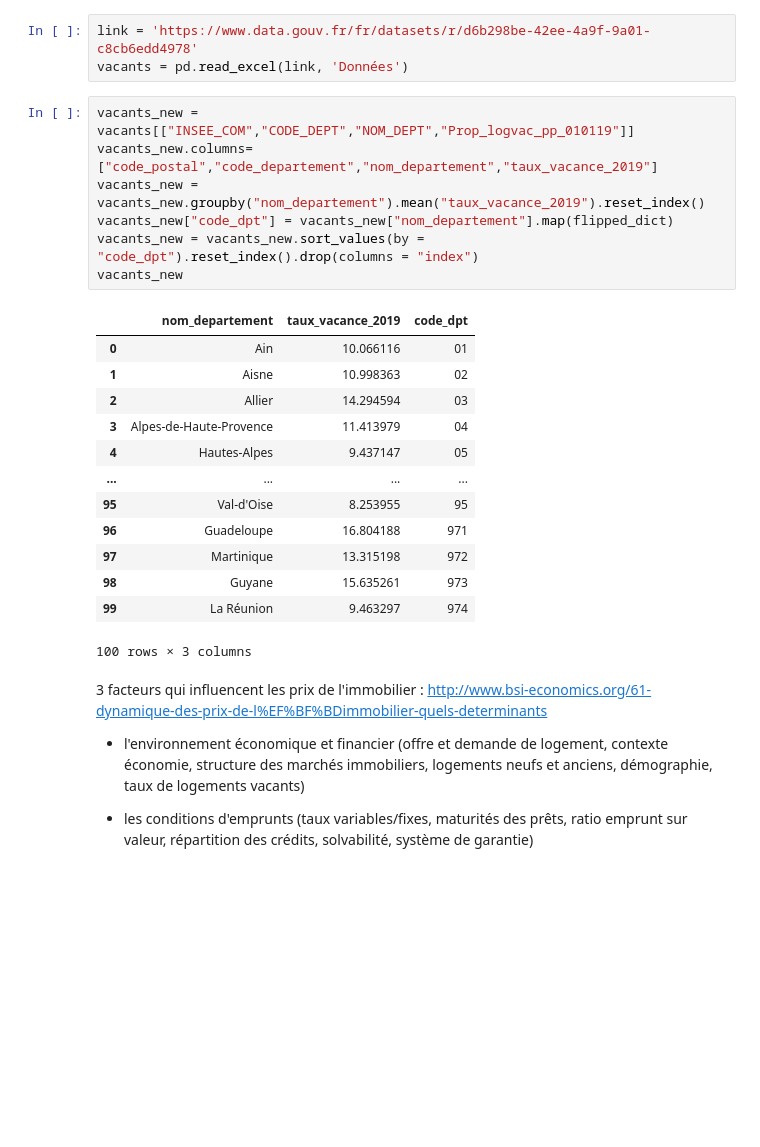
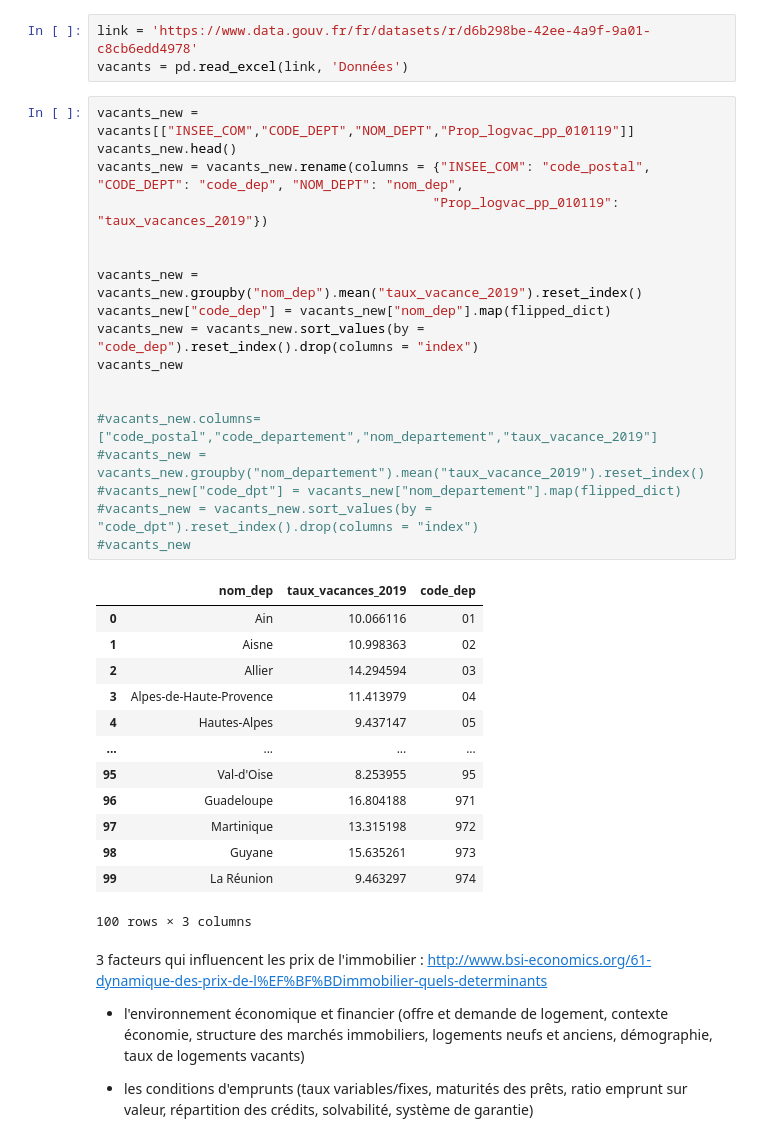
Before and after one commit to victor-kerros/tokenisation-immo, a Jupyter notebook: exploration_autres_data.ipynb, the cells around one changed output. Saved outputs shown, nothing was run; the diff lists cells and outputs as text; blank space fills up the shorter version.

```diff
--- a/exploration_autres_data.ipynb
+++ b/exploration_autres_data.ipynb
@@ -442,13 +397,24 @@ link = 'https://www.data.gouv.fr/fr/datasets/r/d6b298be-42ee-4a9f-9a01-c8cb6edd4
 vacants = pd.read_excel(link, 'Données')
 # %%
 vacants_new = vacants[["INSEE_COM","CODE_DEPT","NOM_DEPT","Prop_logvac_pp_010119"]]
-vacants_new.columns=["code_postal","code_departement","nom_departement","taux_vacance_2019"]
-vacants_new = vacants_new.groupby("nom_departement").mean("taux_vacance_2019").reset_index()
-vacants_new["code_dpt"] = vacants_new["nom_departement"].map(flipped_dict)
-vacants_new = vacants_new.sort_values(by = "code_dpt").reset_index().drop(columns = "index")
+vacants_new.head()
+vacants_new = vacants_new.rename(columns = {"INSEE_COM": "code_postal", "CODE_DEPT": "code_dep", "NOM_DEPT": "nom_dep",
+                                           "Prop_logvac_pp_010119": "taux_vacances_2019"})
+
+
+vacants_new = vacants_new.groupby("nom_dep").mean("taux_vacance_2019").reset_index()
+vacants_new["code_dep"] = vacants_new["nom_dep"].map(flipped_dict)
+vacants_new = vacants_new.sort_values(by = "code_dep").reset_index().drop(columns = "index")
 vacants_new
+
+
+#vacants_new.columns=["code_postal","code_departement","nom_departement","taux_vacance_2019"]
+#vacants_new = vacants_new.groupby("nom_departement").mean("taux_vacance_2019").reset_index()
+#vacants_new["code_dpt"] = vacants_new["nom_departement"].map(flipped_dict)
+#vacants_new = vacants_new.sort_values(by = "code_dpt").reset_index().drop(columns = "index")
+#vacants_new
 # %% [output]
-|  | nom_departement | taux_vacance_2019 | code_dpt |
+|  | nom_dep | taux_vacances_2019 | code_dep |
 | 0 | Ain | 10.066116 | 01 |
 | 1 | Aisne | 10.998363 | 02 |
 | 2 | Allier | 14.294594 | 03 |
```
Also changed, not shown: parts of 22 cells of this notebook.
